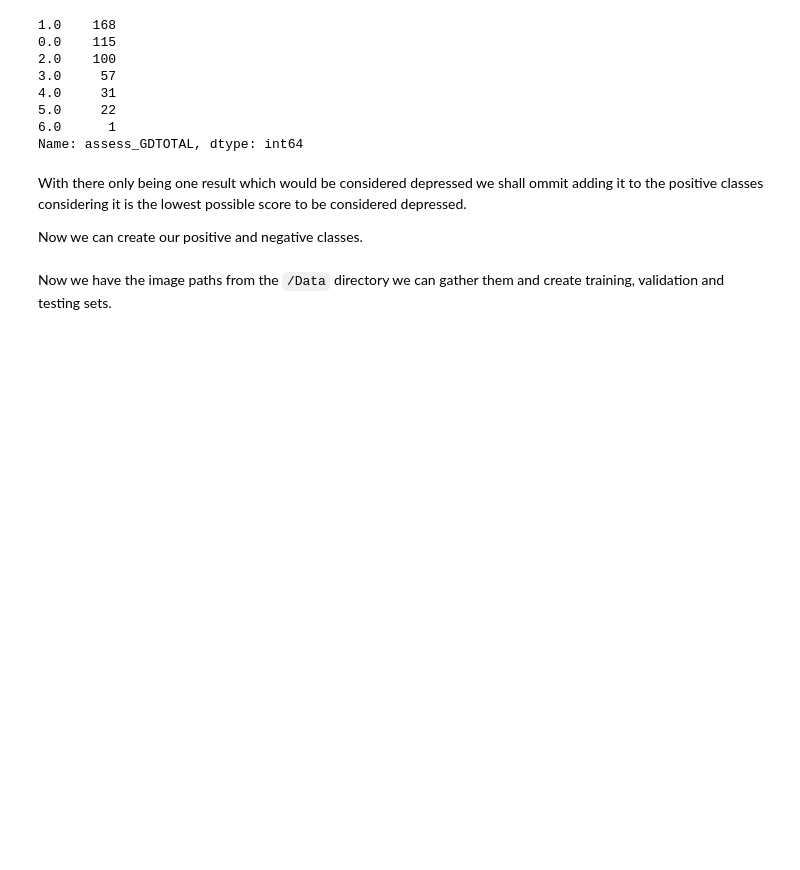
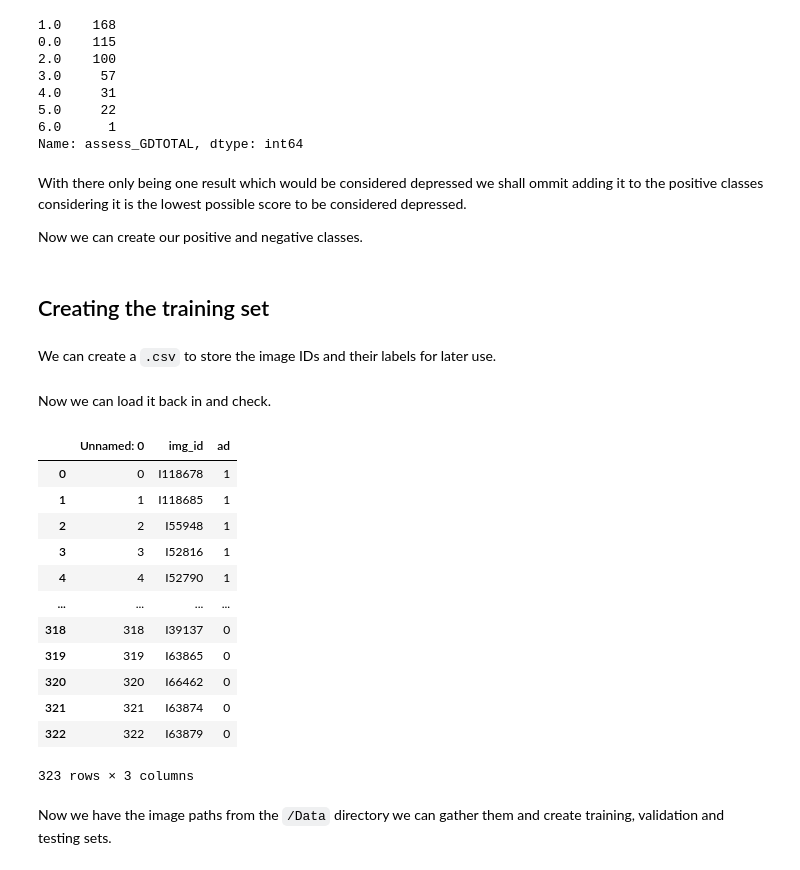
Before and after one commit to kaihulme/ad-gan, a Jupyter notebook: notebooks/adni_fmri_alzheimers_data_handling.ipynb, the cells around one changed output. Cells and saved outputs as stored; diff of their text form; code cells hidden in the pictures; blank space fills up the shorter version.

```diff
--- a/notebooks/adni_fmri_alzheimers_data_handling.ipynb
+++ b/notebooks/adni_fmri_alzheimers_data_handling.ipynb
@@ -245,4 +253,6 @@ Name: assess_GDTOTAL, dtype: int64
 With there only being one result which would be considered depressed we shall ommit adding it to the positive classes considering it is the lowest possible score to be considered depressed.
 
 Now we can create our positive and negative classes.
+# %% [markdown]
+## Creating the training set
 # %%
@@ -254,6 +264,40 @@ neg_ids = df_cd00["img_id"].tolist()
 
 pos_paths = [fmri_path for fmri_path in fmri_paths if fmri_path.split('_')[-1][:-4] in pos_ids]
 neg_paths = [fmri_path for fmri_path in fmri_paths if fmri_path.split('_')[-1][:-4] in neg_ids]
+# %% [markdown]
+We can create a `.csv` to store the image IDs and their labels for later use.
+# %%
+pos_ids = [os.path.basename(pos_path).split('_')[-1][:-4] for pos_path in pos_paths]
+neg_ids = [os.path.basename(neg_path).split('_')[-1][:-4] for neg_path in neg_paths]
+
+ids = pos_ids + neg_ids
+id_labels = [1] * len(pos_ids) + [0] * len(neg_ids)
+
+id_df = pd.DataFrame(columns=["img_id", "ad"])
+id_df.img_id = ids
+id_df.ad = id_labels
+
+csv_path = "/Data/adni_frmi_alzheimers/data/ADNI/id_labels.csv"
+id_df.to_csv(csv_path)
+# %% [markdown]
+Now we can load it back in and check.
+# %%
+id_df_from_csv = pd.read_csv(csv_path)
+id_df_from_csv
+# %% [output]
+|  | Unnamed: 0 | img_id | ad |
+| 0 | 0 | I118678 | 1 |
+| 1 | 1 | I118685 | 1 |
+| 2 | 2 | I55948 | 1 |
+| 3 | 3 | I52816 | 1 |
+| 4 | 4 | I52790 | 1 |
+| ... | ... | ... | ... |
+| 318 | 318 | I39137 | 0 |
+| 319 | 319 | I63865 | 0 |
+| 320 | 320 | I66462 | 0 |
+| 321 | 321 | I63874 | 0 |
+| 322 | 322 | I63879 | 0 |
+323 rows × 3 columns
 # %% [markdown]
 Now we have the image paths from the `/Data` directory we can gather them and create training, validation and testing sets.
 # %%
```
Also changed, not shown: parts of 20 cells of this notebook, 6 other files.
